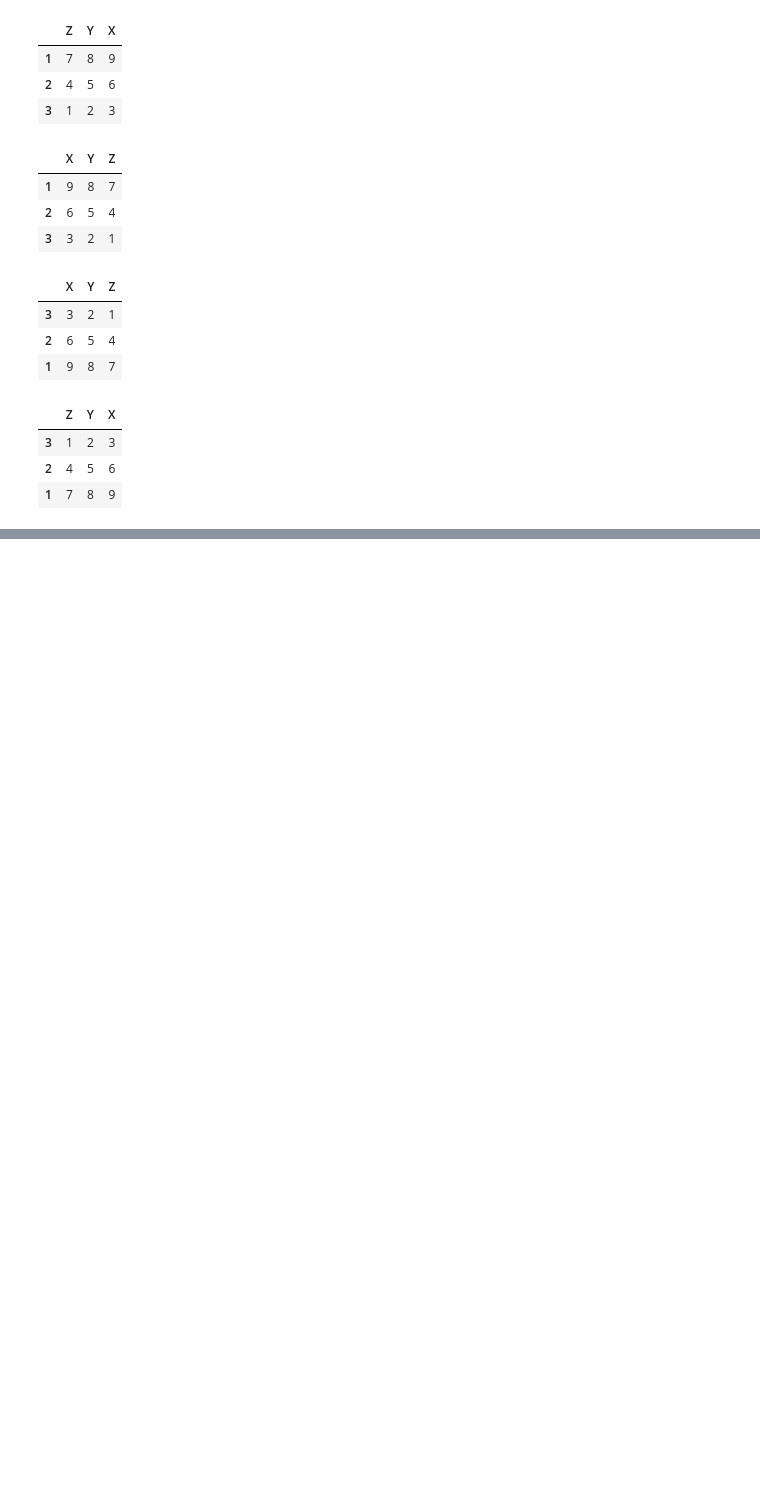
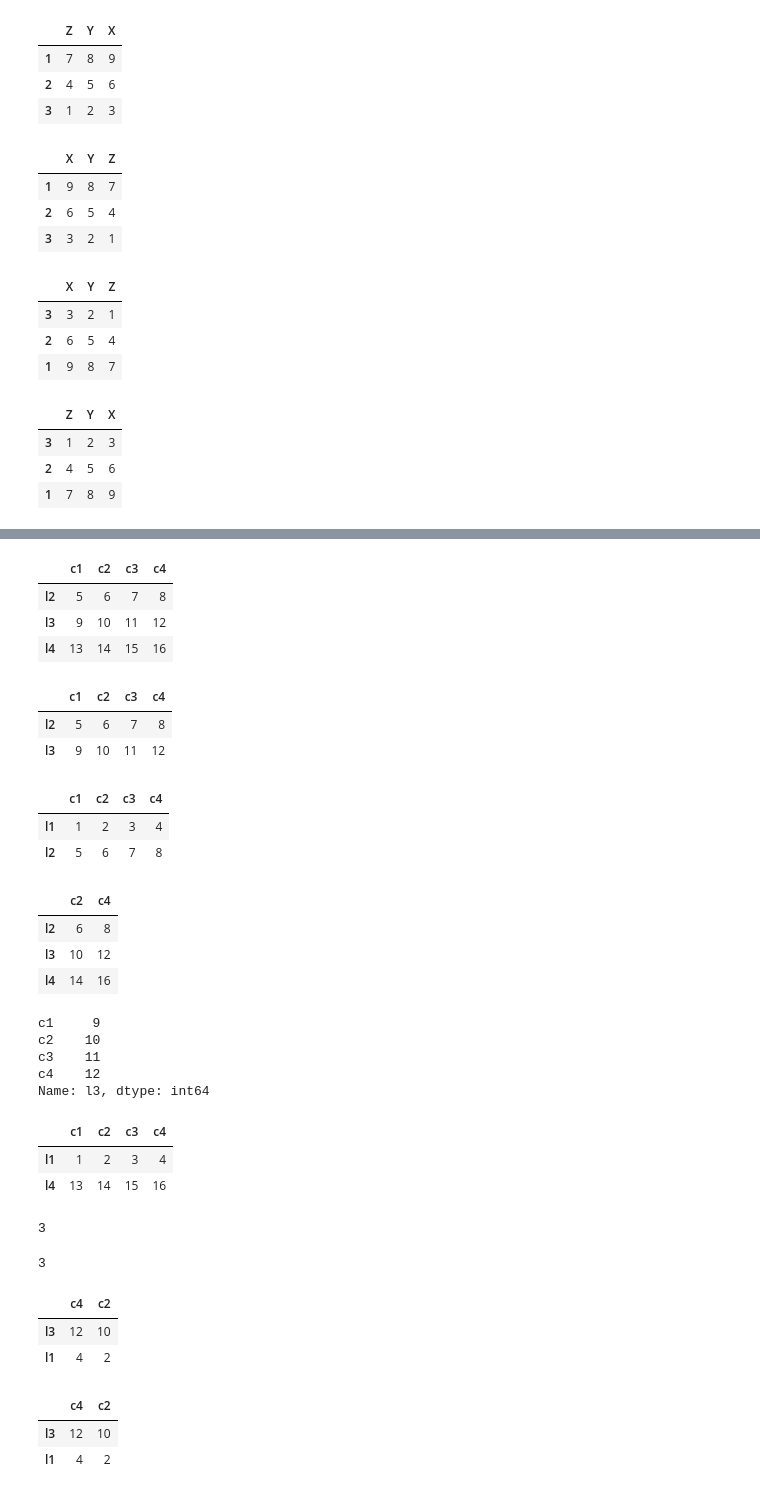
Before and after one commit to nsfoliveira/Python, a Jupyter notebook: ALURA_F_Python/F_PythonDS_03/extras/aula_extra.ipynb, the cells around one changed output, grey strips where cells are left out. Cells and saved outputs as stored; diff of their text form; code cells hidden in the pictures; blank space fills up the shorter version.

```diff
--- a/ALURA_F_Python/F_PythonDS_03/extras/aula_extra.ipynb
+++ b/ALURA_F_Python/F_PythonDS_03/extras/aula_extra.ipynb
@@ -366,0 +399,60 @@ df
+# %%
+df[1:]
+# %% [output]
+|  | c1 | c2 | c3 | c4 |
+| l2 | 5 | 6 | 7 | 8 |
+| l3 | 9 | 10 | 11 | 12 |
+| l4 | 13 | 14 | 15 | 16 |
+# %%
+df[1:3]
+# %% [output]
+|  | c1 | c2 | c3 | c4 |
+| l2 | 5 | 6 | 7 | 8 |
+| l3 | 9 | 10 | 11 | 12 |
+# %%
+df[:2]
+# %% [output]
+|  | c1 | c2 | c3 | c4 |
+| l1 | 1 | 2 | 3 | 4 |
+| l2 | 5 | 6 | 7 | 8 |
+# %%
+df[1:][['c2', 'c4']]
+# %% [output]
+|  | c2 | c4 |
+| l2 | 6 | 8 |
+| l3 | 10 | 12 |
+| l4 | 14 | 16 |
+# %%
+df.loc['l3']
+# %% [output]
+c1     9
+c2    10
+c3    11
+c4    12
+Name: l3, dtype: int64
+# %%
+df.loc[['l1', 'l4']]
+# %% [output]
+|  | c1 | c2 | c3 | c4 |
+| l1 | 1 | 2 | 3 | 4 |
+| l4 | 13 | 14 | 15 | 16 |
+# %%
+df.loc['l1', 'c3']
+# %% [output]
+3
+# %%
+df.iloc[0, 2]
+# %% [output]
+3
+# %%
+df.loc[['l3', 'l1'], ['c4', 'c2']]
+# %% [output]
+|  | c4 | c2 |
+| l3 | 12 | 10 |
+| l1 | 4 | 2 |
+# %%
+df.iloc[[2,0], [3,1]]
+# %% [output]
+|  | c4 | c2 |
+| l3 | 12 | 10 |
+| l1 | 4 | 2 |
```
Also changed, not shown: parts of 5 cells of this notebook, 1 other file.
